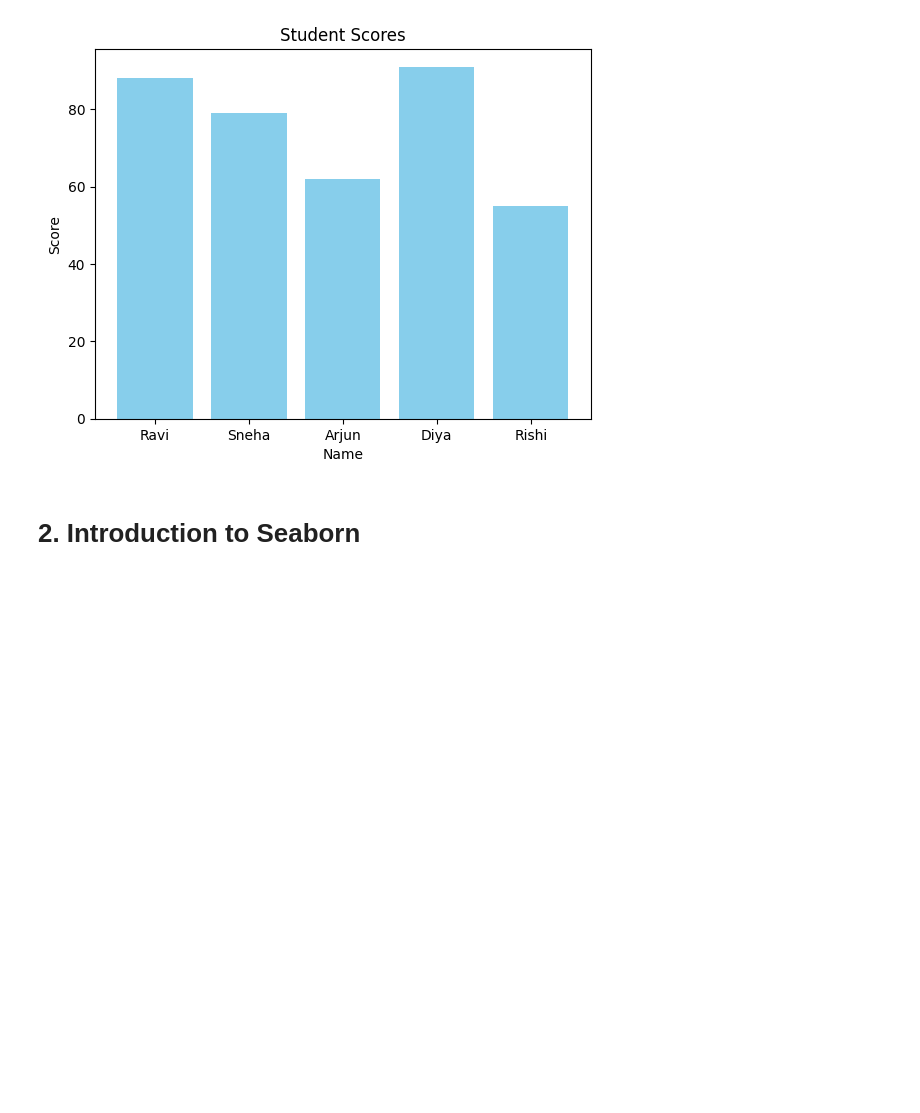
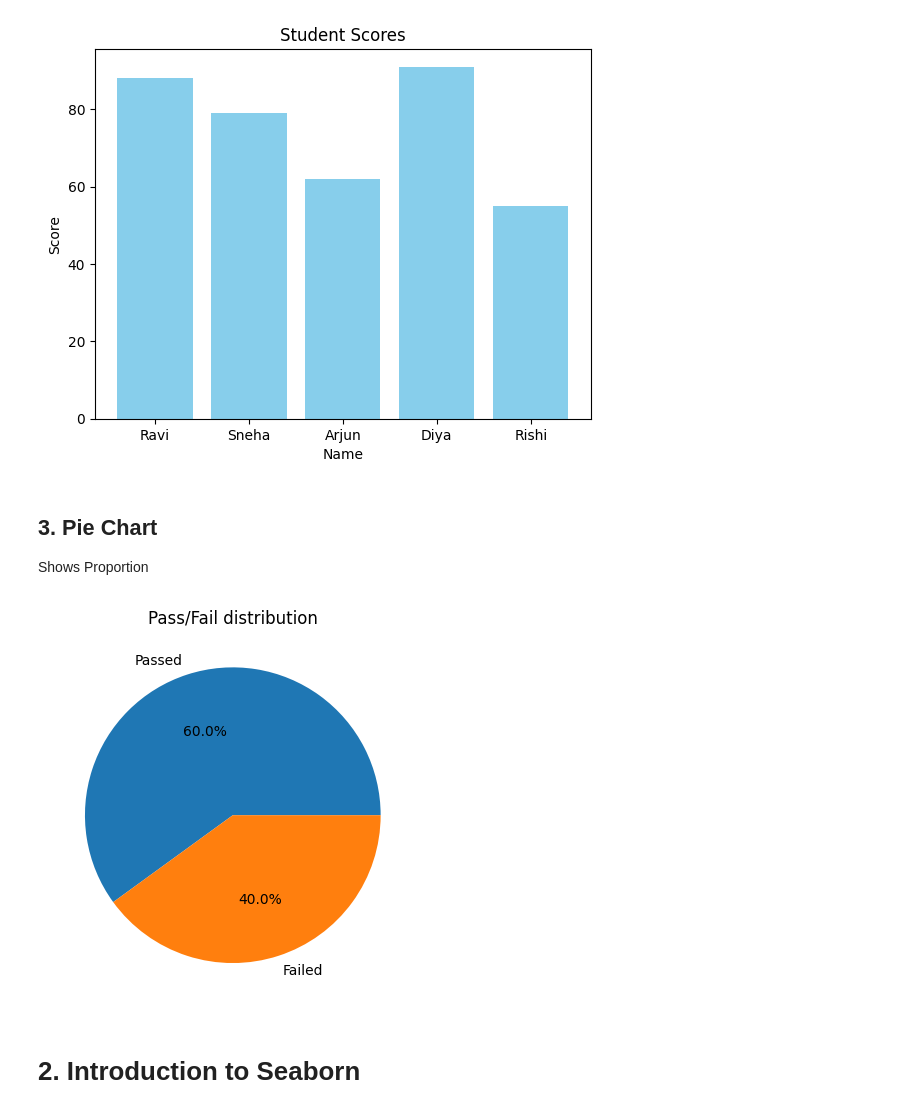
Before and after one commit to vibhorrrrr/Data-Analytics, a Jupyter notebook: visualization.ipynb, the cells around one changed output. Saved outputs shown, nothing was run; the diff lists cells and outputs as text; code cells hidden in the pictures; blank space fills up the shorter version.

```diff
--- a/visualization.ipynb
+++ b/visualization.ipynb
@@ -54,6 +54,17 @@ plt.ylabel("Score")
 plt.show()
 # %% [output]
 [figure]
+# %% [markdown]
+## **3. Pie Chart**
+Shows Proportion
+# %%
+labels = ['Passed', 'Failed']
+values = [3, 2]
+plt.pie(values, labels = labels, autopct='%1.1f%%')
+plt.title("Pass/Fail distribution")
+plt.show()
+# %% [output]
+[figure, added]
 # %% [markdown]
 # **2. Introduction to Seaborn**
 # %% [markdown]
```
Also changed, not shown: parts of 6 cells of this notebook, 1 other file.
